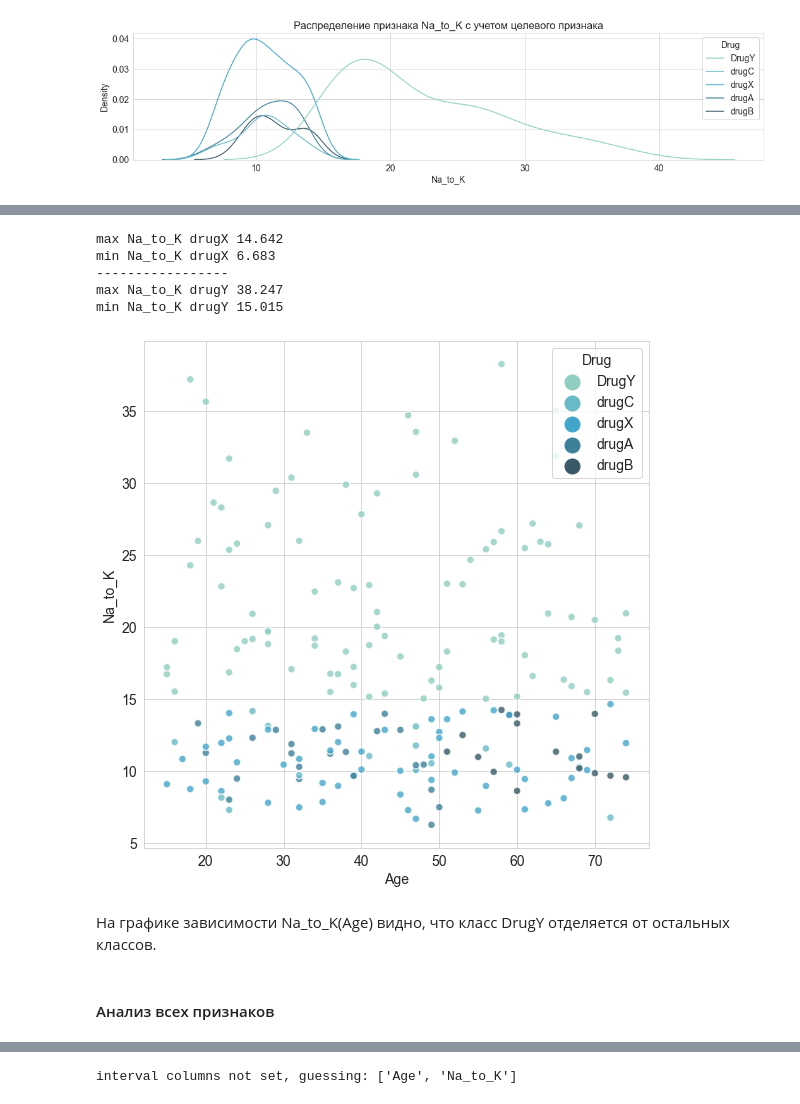
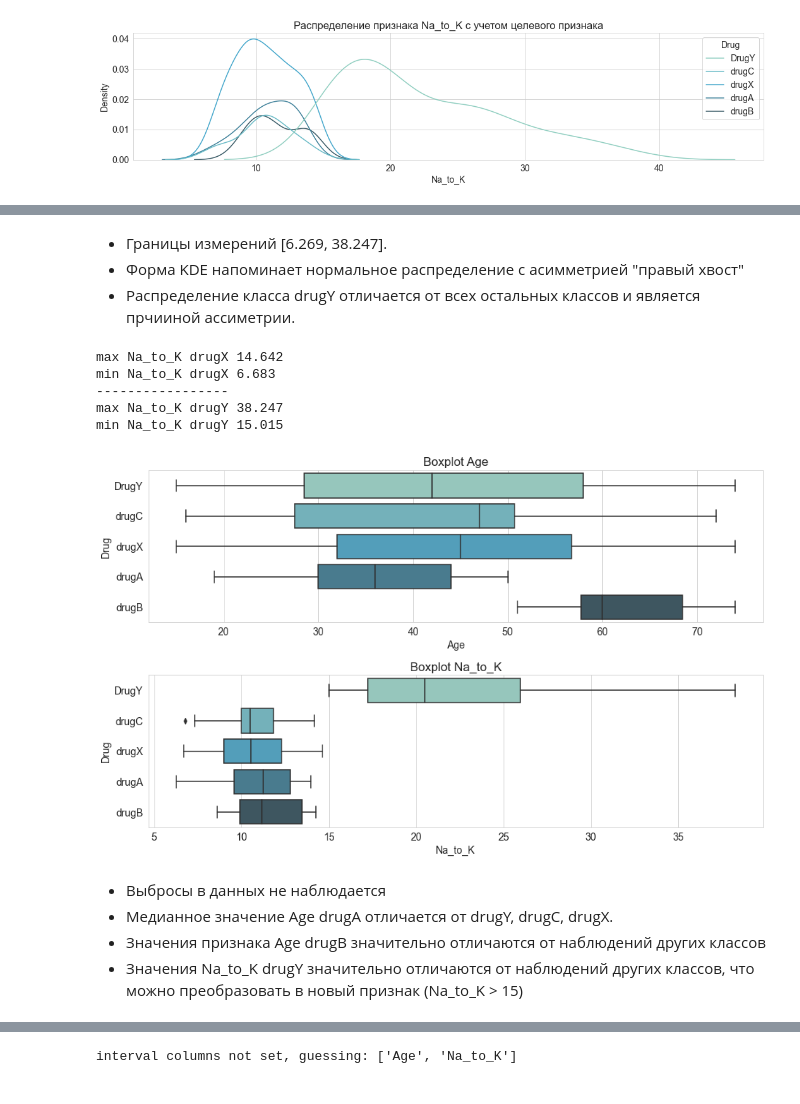
Before and after one commit to LeaReys/drug_dataset, a Jupyter notebook: drug_cl.ipynb, the cells around one changed output, grey strips where cells are left out. Saved outputs shown, nothing was run; the diff lists cells and outputs as text; code cells hidden in the pictures.

```diff
--- a/drug_cl.ipynb
+++ b/drug_cl.ipynb
@@ -250,3 +249,7 @@ viz_cont('Na_to_K')
+# %% [markdown]
+- Границы измерений [6.269, 38.247].
+- Форма KDE напоминает нормальное распределение с асимметрией "правый хвост"
+- Распределение класса  drugY отличается от всех остальных классов и является прчииной ассиметрии.
 # %%
 # Границы измерений drugX
 print('max Na_to_K drugX', max(df.loc[df.Drug=='drugX']['Na_to_K']))
@@ -262,14 +265,20 @@ min Na_to_K drugX 6.683
 -----------------
 max Na_to_K drugY 38.247
 min Na_to_K drugY 15.015
-# %%
-# Взаимосвязь Age и Na_to_K
-plt.figure(figsize=(8,8))
-sns.scatterplot(data=df, x='Age', y='Na_to_K', hue='Drug', palette="GnBu_d", alpha=0.8, marker='.')
-plt.tight_layout()
-# %% [output]
-[figure, removed]
-# %% [markdown]
-На графике зависимости Na_to_K(Age) видно, что класс DrugY отделяется от остальных классов.
-# %% [markdown]
-#### Анализ всех признаков
+# %%
+# График ящика с усами
+plt.figure(figsize=(13,8))
+plt.subplot(2, 1, 1)
+sns.boxplot(data=df, x='Age', y='Drug', palette="GnBu_d")
+plt.title('Boxplot Age')
+plt.subplot(2, 1, 2)
+sns.boxplot(data=df, x='Na_to_K', y='Drug', palette="GnBu_d")
+plt.title('Boxplot Na_to_K')
+plt.tight_layout()
+# %% [output]
+[figure, added]
+# %% [markdown]
+- Выбросы в данных не наблюдается
+- Медианное значение Age drugA отличается от drugY, drugC, drugX.
+- Значения признака Age drugB значительно отличаются от наблюдений других классов
+- Значения Na_to_K drugY значительно отличаются от наблюдений других классов, что можно преобразовать в новый признак (Na_to_K > 15)
```
Also changed, not shown: parts of 31 cells of this notebook.
